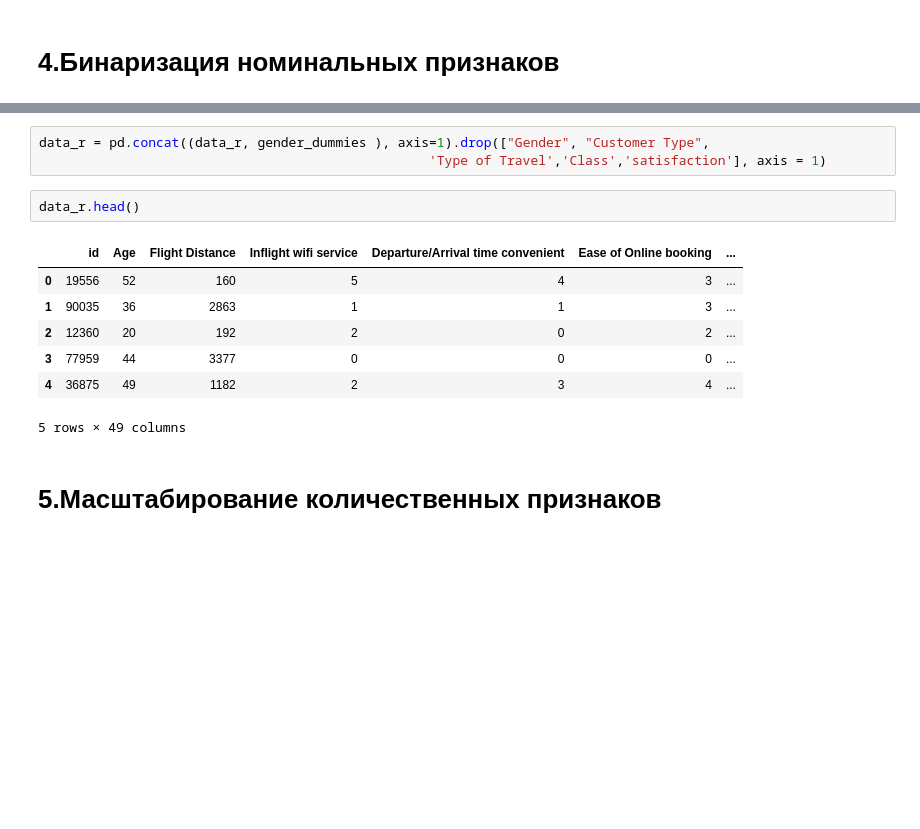
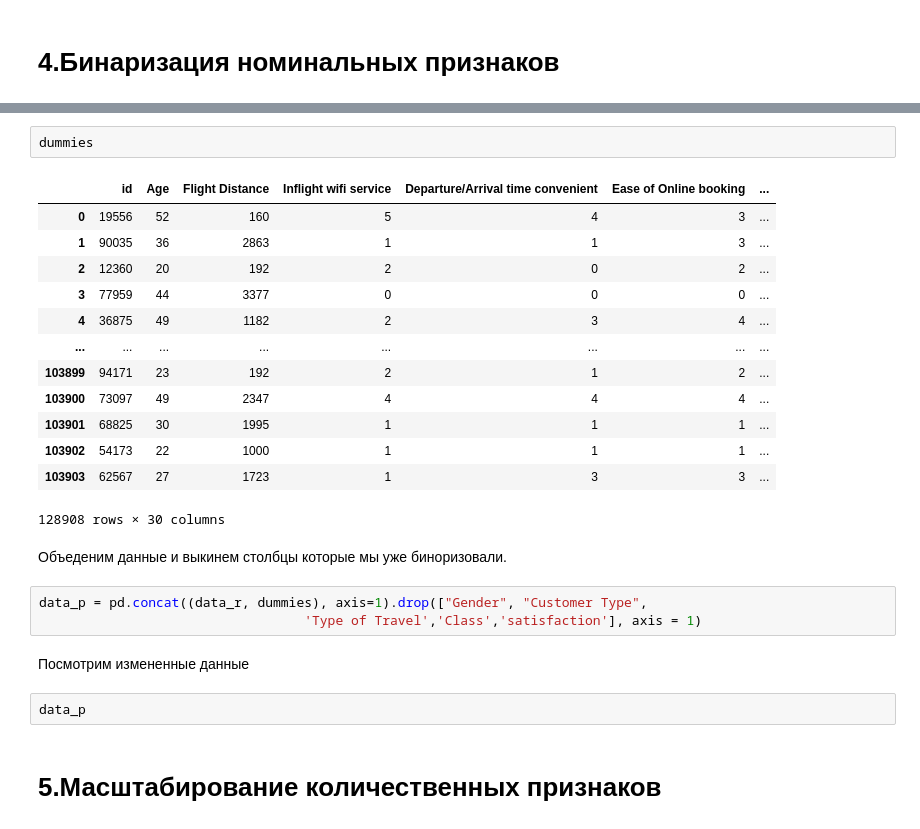
Before and after one commit to AZinkov-of/machine_learning, a Jupyter notebook: Untitled2.ipynb, the cells around one changed output, grey strips where cells are left out. Saved outputs shown, nothing was run; the diff lists cells and outputs as text; blank space fills up the shorter version.

```diff
--- a/Untitled2.ipynb
+++ b/Untitled2.ipynb
@@ -319,15 +347,27 @@ gender_dummies  = pd.get_dummies(data_r, columns=["Gender", "Customer Type",
+# %%
+dummies
+# %% [output]
+|  | id | Age | Flight Distance | Inflight wifi service | Departure/Arrival time convenient | Ease of Online booking | ... |
+| 0 | 19556 | 52 | 160 | 5 | 4 | 3 | ... |
+| 1 | 90035 | 36 | 2863 | 1 | 1 | 3 | ... |
+| 2 | 12360 | 20 | 192 | 2 | 0 | 2 | ... |
+| 3 | 77959 | 44 | 3377 | 0 | 0 | 0 | ... |
+| 4 | 36875 | 49 | 1182 | 2 | 3 | 4 | ... |
+| ... | ... | ... | ... | ... | ... | ... | ... |
+| 103899 | 94171 | 23 | 192 | 2 | 1 | 2 | ... |
+| 103900 | 73097 | 49 | 2347 | 4 | 4 | 4 | ... |
+| 103901 | 68825 | 30 | 1995 | 1 | 1 | 1 | ... |
+| 103902 | 54173 | 22 | 1000 | 1 | 1 | 1 | ... |
+| 103903 | 62567 | 27 | 1723 | 1 | 3 | 3 | ... |
+128908 rows × 30 columns
+# %% [markdown]
+Объеденим данные и выкинем столбцы которые мы уже биноризовали.
 # %%
-data_r = pd.concat((data_r, gender_dummies ), axis=1).drop(["Gender", "Customer Type",
-                                                  'Type of Travel','Class','satisfaction'], axis = 1)
+data_p = pd.concat((data_r, dummies), axis=1).drop(["Gender", "Customer Type",
+                                  'Type of Travel','Class','satisfaction'], axis = 1)
-# %%
-data_r.head()
-# %% [output]
-|  | id | Age | Flight Distance | Inflight wifi service | Departure/Arrival time convenient | Ease of Online booking | ... |
-| 0 | 19556 | 52 | 160 | 5 | 4 | 3 | ... |
-| 1 | 90035 | 36 | 2863 | 1 | 1 | 3 | ... |
-| 2 | 12360 | 20 | 192 | 2 | 0 | 2 | ... |
-| 3 | 77959 | 44 | 3377 | 0 | 0 | 0 | ... |
-| 4 | 36875 | 49 | 1182 | 2 | 3 | 4 | ... |
-5 rows × 49 columns
+# %% [markdown]
+Посмотрим измененные данные
+# %%
+data_p
 # %% [markdown]
 # 5.Масштабирование количественных признаков
```
Also changed, not shown: parts of 31 cells of this notebook.
